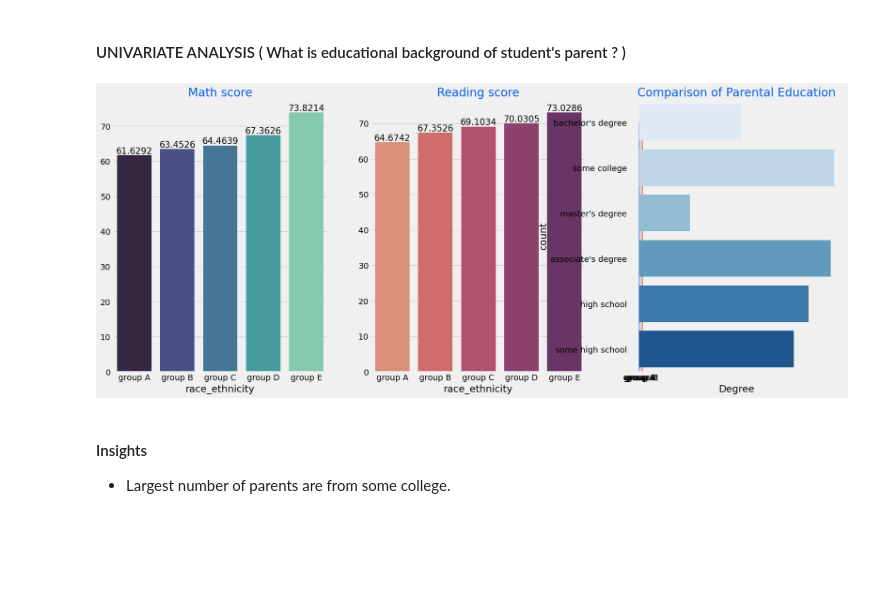
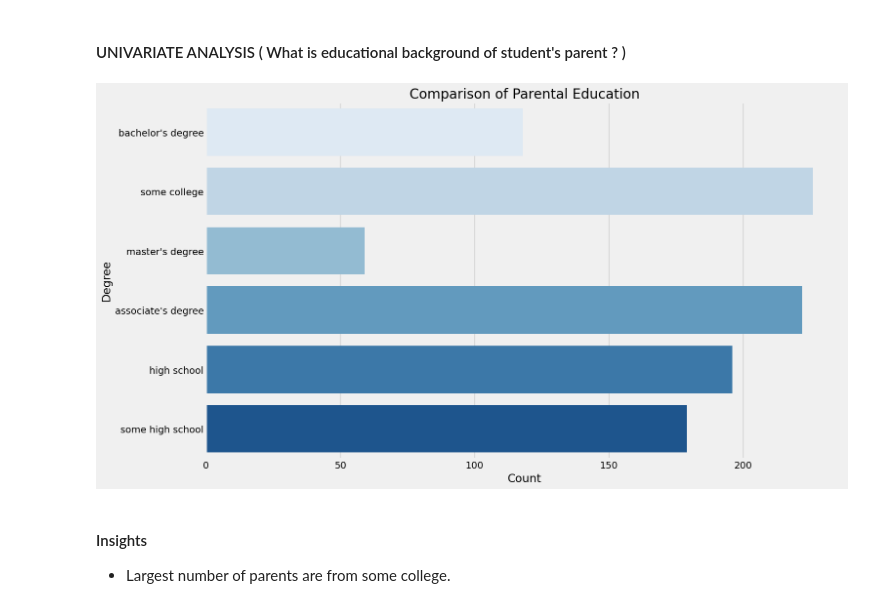
Before and after one commit to AnushkaSharma05/MLprojects, a Jupyter notebook: Notebook/EDA Student Performance.ipynb, the cells around one changed output. Saved outputs shown, nothing was run; the diff lists cells and outputs as text; code cells hidden in the pictures; blank space fills up the shorter version.

```diff
--- a/Notebook/EDA Student Performance.ipynb
+++ b/Notebook/EDA Student Performance.ipynb
@@ -466,15 +472,15 @@ for container in ax[2].containers:
 # %% [markdown]
 #### UNIVARIATE ANALYSIS ( What is educational background of student's parent ? )
 # %%
-plt.rcParams['figure.figsize'] = (15, 9)
-plt.style.use('fivethirtyeight')
+#plt.rcParams['figure.figsize'] = (15, 9)
+#plt.style.use('fivethirtyeight')
 sns.countplot(df['parental_level_of_education'], palette = 'Blues')
 plt.title('Comparison of Parental Education', fontweight = 30, fontsize = 20)
-plt.xlabel('Degree')
-plt.ylabel('count')
+plt.ylabel('Degree')
+plt.xlabel('Count')
 plt.show()
 # %% [output]
-[figure, old version]
+[figure, new version]
 # %% [markdown]
 #### Insights
 - Largest number of parents are from some college.
```
Also changed, not shown: parts of 4 cells of this notebook, 6 other files.
